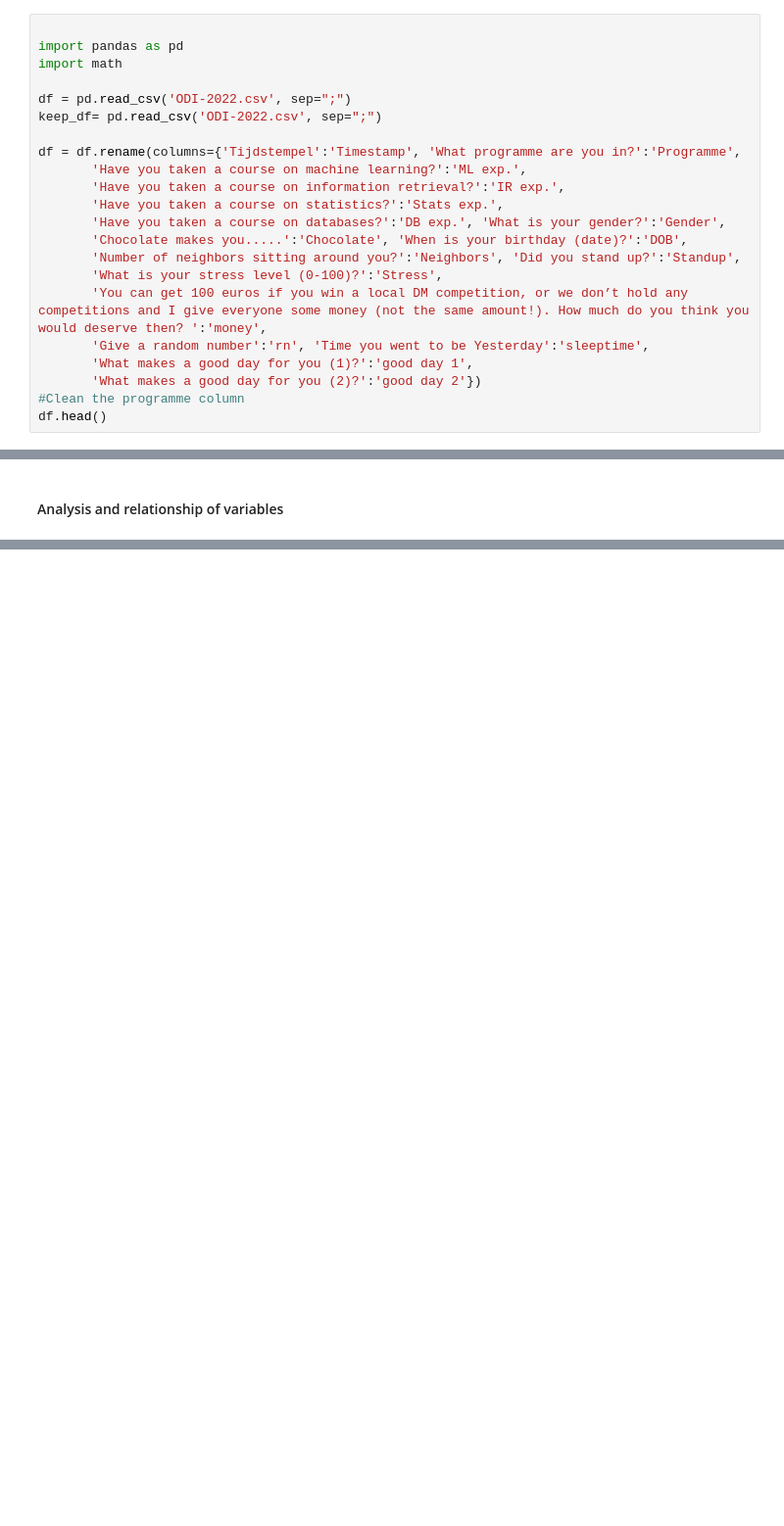
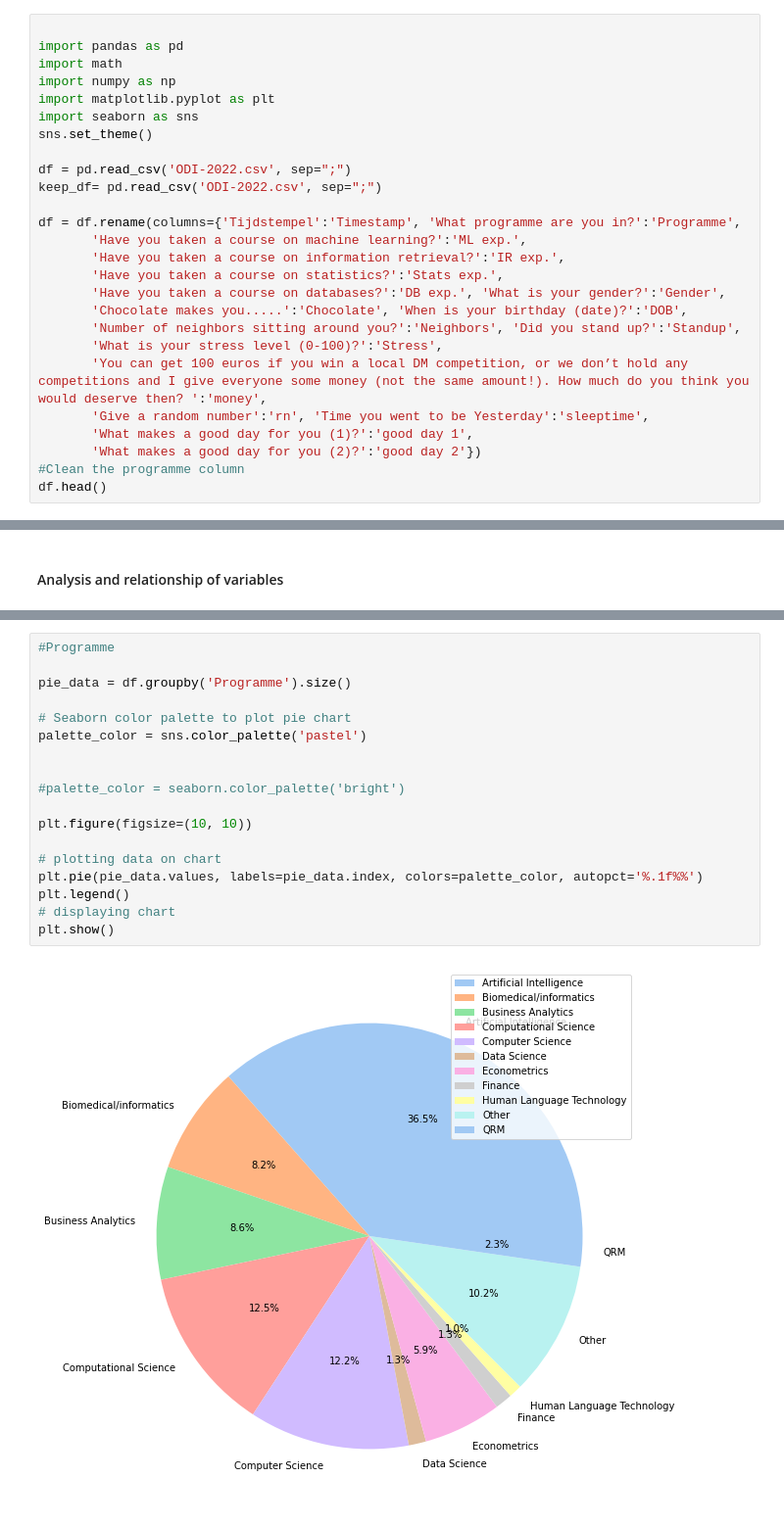
Before and after one commit to LTPrast/Data-mining, a Jupyter notebook: nadavs_a1.ipynb, the cells around one changed output, grey strips where cells are left out. Shown: that part at 98% size. Saved outputs shown, nothing was run; the diff lists cells and outputs as text; blank space fills up the shorter version.

Commit message:
plots

```diff
--- a/nadavs_a1.ipynb
+++ b/nadavs_a1.ipynb
@@ -2,6 +2,10 @@
 
 import pandas as pd
 import math
+import numpy as np
+import matplotlib.pyplot as plt
+import seaborn as sns
+sns.set_theme()
 
 df = pd.read_csv('ODI-2022.csv', sep=";")
 keep_df= pd.read_csv('ODI-2022.csv', sep=";")
@@ -243,0 +276,20 @@ Name: Stress, dtype: float64
+# %%
+#Programme
+
+pie_data = df.groupby('Programme').size()
+
+# Seaborn color palette to plot pie chart
+palette_color = sns.color_palette('pastel')
+
+
+#palette_color = seaborn.color_palette('bright')
+
+plt.figure(figsize=(10, 10))
+
+# plotting data on chart
+plt.pie(pie_data.values, labels=pie_data.index, colors=palette_color, autopct='%.1f%%')
+plt.legend()
+# displaying chart
+plt.show()
+# %% [output]
+[figure, added]
```
Also changed, not shown: parts of 9 cells of this notebook.
